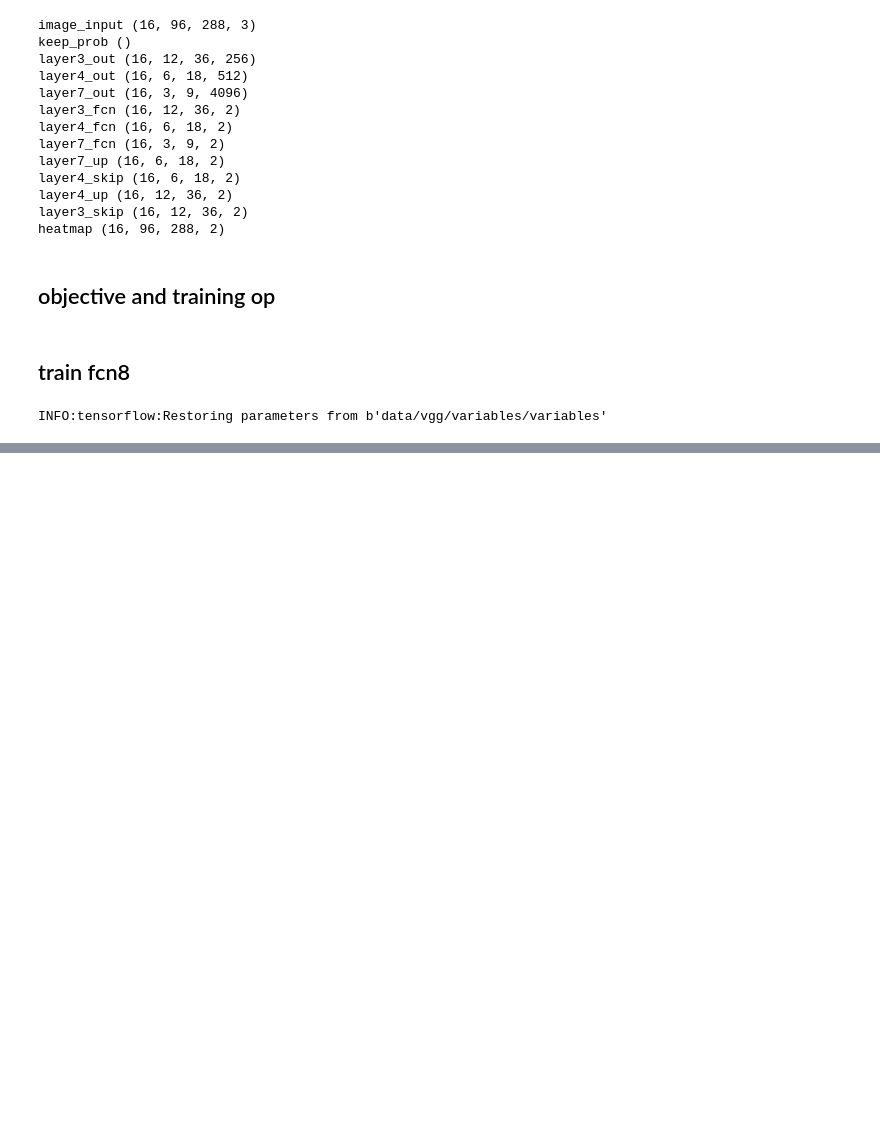
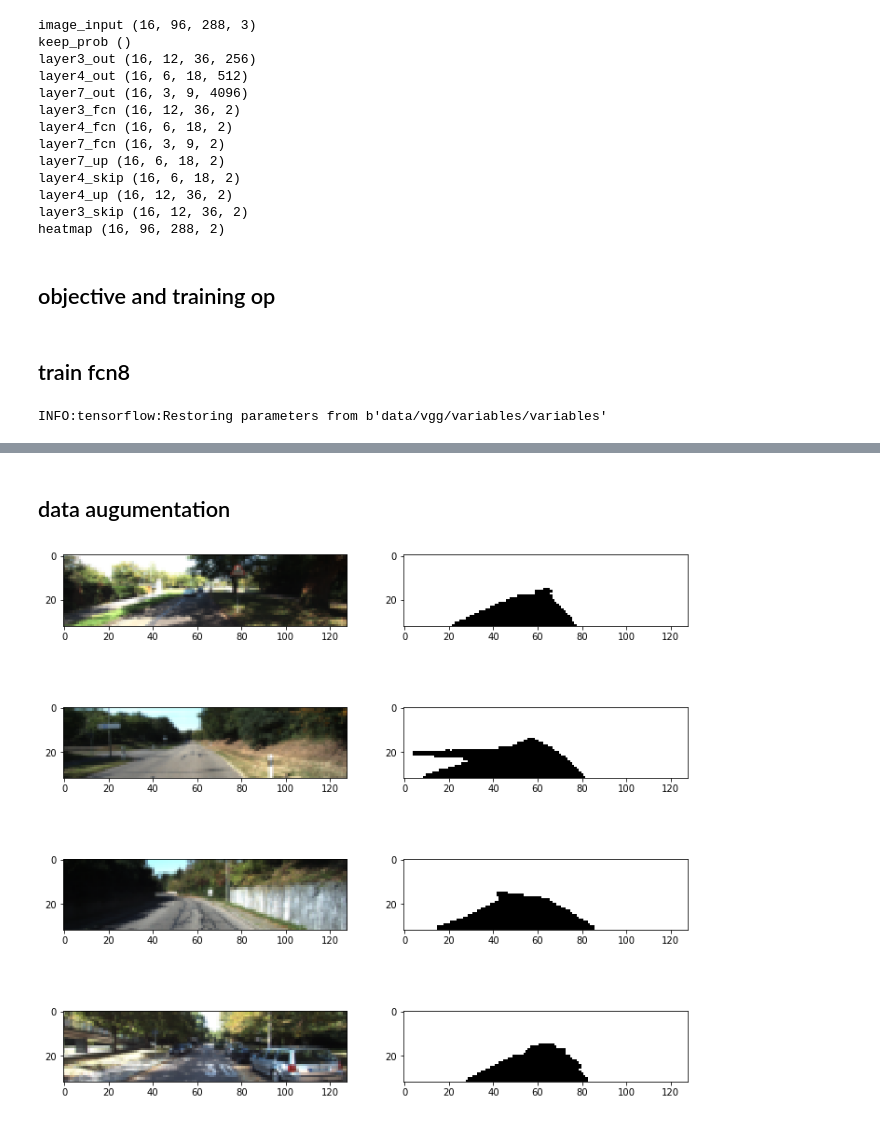
Before and after one commit to dolaameng/CarND-Semantic-Segmentation, a Jupyter notebook: notes.ipynb, the cells around one changed output, grey strips where cells are left out. Cells and saved outputs as stored; diff of their text form; code cells hidden in the pictures; blank space fills up the shorter version.

Commit message:
data augmetnation

```diff
--- a/notes.ipynb
+++ b/notes.ipynb
@@ -182,2 +177,4 @@ ResourceExhaustedError: OOM when allocating tensor with shape[1,4096,5,18]
 # %%
 sess.close()
+# %% [markdown]
+## data augumentation
@@ -183,0 +184,20 @@ sess.close()
+# %%
+import helper
+import os
+image_shape = (32, 128)
+data_dir = "./data/"
+get_batches_fn = helper.gen_batch_function(os.path.join(data_dir, 'data_road/training'), image_shape)
+# %%
+for b, (imgs, gt_imgs) in enumerate(get_batches_fn(2)):
+    assert imgs.shape[1:]==(32, 128, 3), imgs.shape
+# %%
+for imgs, gt_imgs in get_batches_fn(4):
+    fig, axes = plt.subplots(4, 2, figsize=(2*6, 4*3))
+    fig.subplots_adjust(wspace=0.2, hspace=0.)
+    for i, img in enumerate(imgs):
+        axes[i, 0].imshow(img)
+    for i, gt_img in enumerate(gt_imgs):
+        axes[i, 1].imshow(gt_img[:,:,0], cmap=plt.cm.gray)
+    break
+# %% [output]
+[figure, added]
```
Also changed, not shown: parts of 13 cells of this notebook, 2 other files.
